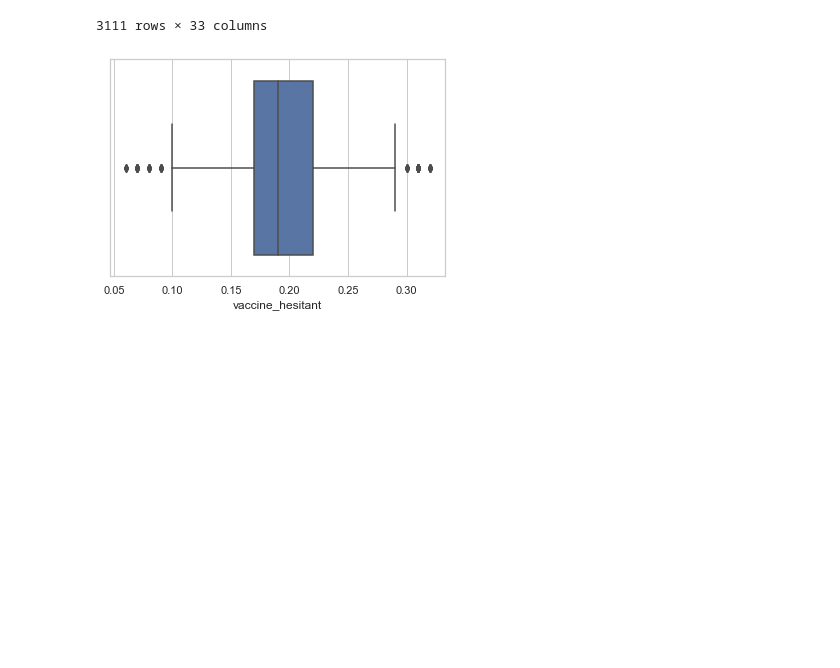
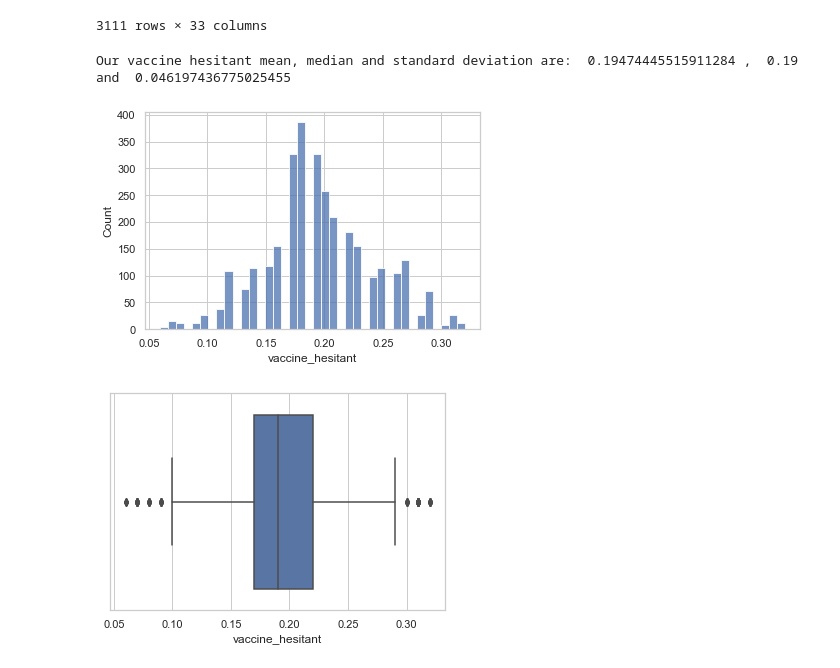
Before and after one commit to kuruparans/covid19-vaccine-hesitancy-analysis, a Jupyter notebook: exploratory-data-analysis.ipynb, the cells around one changed output. Drawn from its saved outputs; the diff is of its cells as text; code cells hidden in the pictures; blank space fills up the shorter version.

Commit message:
Add vaccine hesitant distribution parameters

```diff
--- a/exploratory-data-analysis.ipynb
+++ b/exploratory-data-analysis.ipynb
@@ -26,6 +26,13 @@ df
 # TODO: Scatterplots and heatmaps to visualize correlations between vaccine hesitancy and demographic variables
 # TODO: Choropleth maps to visualize geographical county level data of vaccine hesitancy and demographic variables.
 # TODO: Box plot graphs on vaccine hesitancy rates to look at distribution and find out cut off values for groupings
+# %%
+print('Our vaccine hesitant mean, median and standard deviation are: ', df['vaccine_hesitant'].mean(), ', ', df['vaccine_hesitant'].median(), ' and ', df['vaccine_hesitant'].std())
+vaccine_hesitant_histogram = sns.histplot(data=df, x='vaccine_hesitant')
+# TODO: Find out reason for missing columns, discuss slight right skew (median < mean)
+# %% [output]
+Our vaccine hesitant mean, median and standard deviation are:  0.19474445515911284 ,  0.19  and  0.046197436775025455
+[figure, added]
 # %%
 vaccine_hesitant_boxplot = sns.boxplot(x=df['vaccine_hesitant'])
 # %% [output]
```
